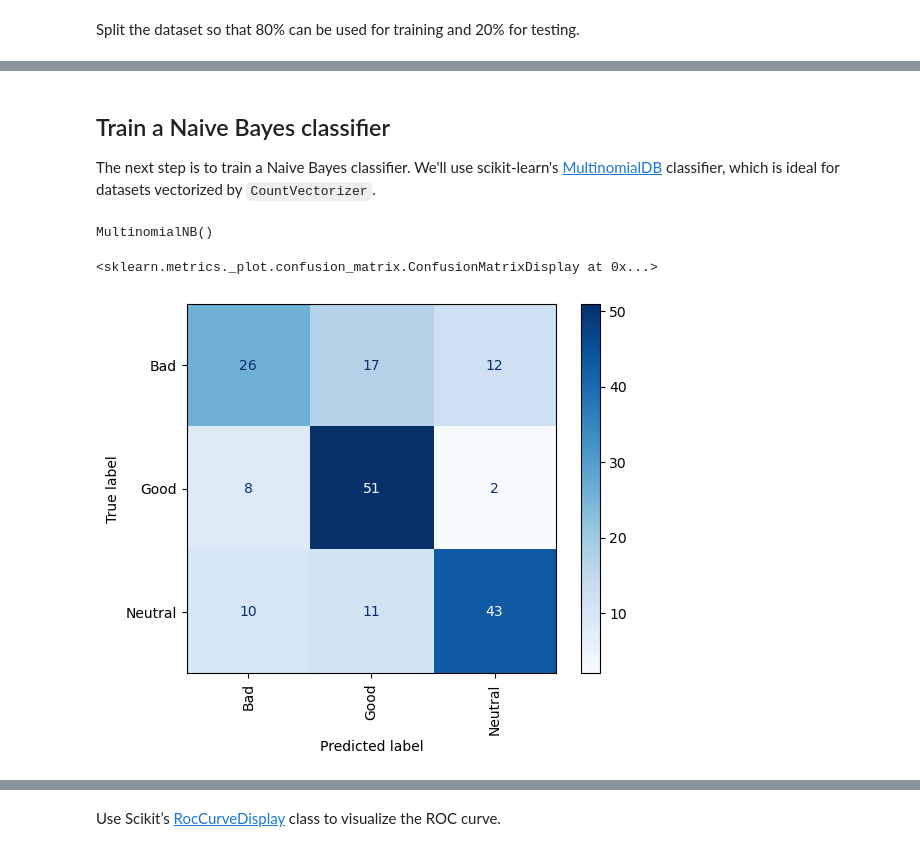
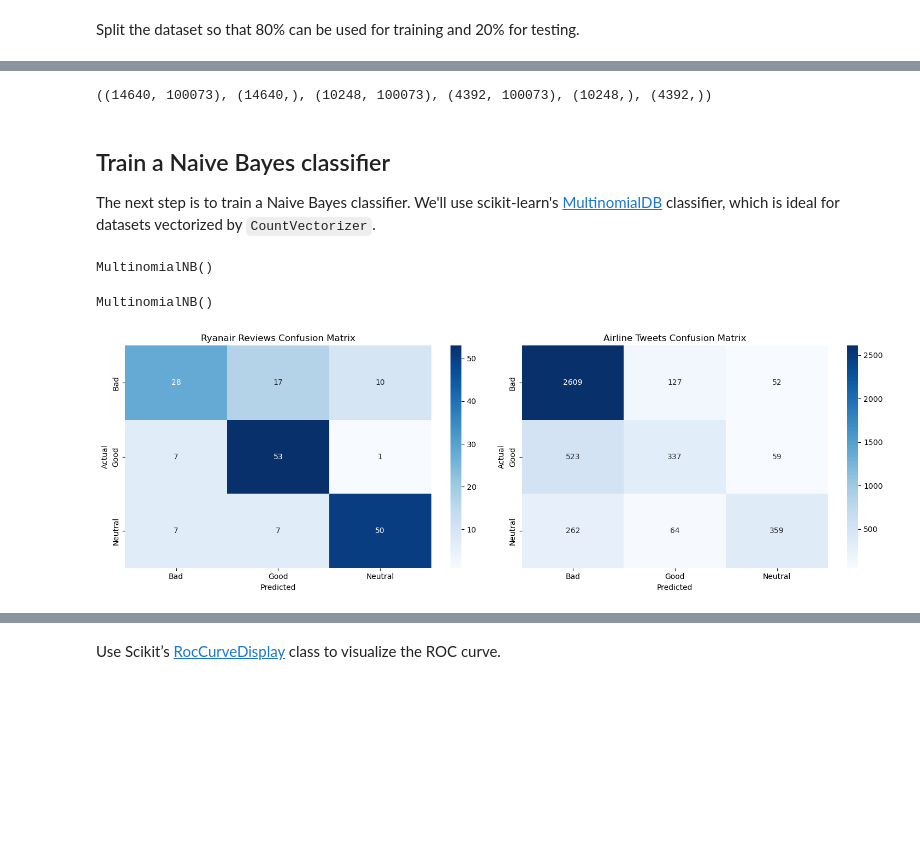
Before and after one commit to JoseRicoCct/CA2_Integrated_Assesment_MSc_Data_Analytics_CCT_Semester_1, a Jupyter notebook: CA2_ML_Code_sba23021_Sentiment_Analysis.ipynb, the cells around one changed output, grey strips where cells are left out. Cells and saved outputs as stored; diff of their text form; code cells hidden in the pictures; blank space fills up the shorter version.

```diff
--- a/CA2_ML_Code_sba23021_Sentiment_Analysis.ipynb
+++ b/CA2_ML_Code_sba23021_Sentiment_Analysis.ipynb
@@ -52,0 +142,4 @@ df.groupby('Rating').describe()
+# %%
+label_encoder = LabelEncoder()
+df1['airline_sentiment'] = label_encoder.fit_transform(df1['airline_sentiment'])
+df1.groupby('airline_sentiment').describe()
@@ -93,0 +196,4 @@ Name: Rating, Length: 600, dtype: int32
+# %%
+vectorizer1 = CountVectorizer(ngram_range=(1,2), stop_words='english')
+x1 = vectorizer1.fit_transform(df1['text'])
+y1 = df1['airline_sentiment']
@@ -104,21 +246,52 @@ x.shape, y.shape, x_train.shape, x_test.shape, y_train.shape, y_test.shape
+# %%
+x1_train, x1_test, y1_train, y1_test = train_test_split(x1, y1, test_size = 0.30, random_state = 0)
+x1.shape, y1.shape, x1_train.shape, x1_test.shape, y1_train.shape, y1_test.shape
+# %% [output]
+((14640, 100073), (14640,), (10248, 100073), (4392, 100073), (10248,), (4392,))
 # %% [markdown]
 ## Train a Naive Bayes classifier
 
 The next step is to train a Naive Bayes classifier. We'll use scikit-learn's [MultinomialDB](https://scikit-learn.org/stable/modules/generated/sklearn.naive_bayes.MultinomialNB.html) classifier, which is ideal for datasets vectorized by `CountVectorizer`.
-# %%
-from sklearn.naive_bayes import MultinomialNB
-
-model = MultinomialNB()
-model.fit(x_train, y_train)
-# %% [output]
-MultinomialNB()
-# %%
-%matplotlib inline
-from sklearn.metrics import ConfusionMatrixDisplay as cmd
-
-cmd.from_estimator(model, x_test, y_test,
-                   display_labels = ['Bad', 'Good','Neutral'],
-                   cmap = 'Blues', xticks_rotation = 'vertical')
-# %% [output]
-<sklearn.metrics._plot.confusion_matrix.ConfusionMatrixDisplay at 0x...>
-[figure, removed]
+# %%
+# Ryanair:
+model = MultinomialNB()
+model.fit(x_train, y_train)
+# %% [output]
+MultinomialNB()
+# %%
+# Airlines *Tweets.csv* :
+model1 = MultinomialNB()
+model1.fit(x1_train, y1_train)
+# %% [output]
+MultinomialNB()
+# %%
+# Function to plot confusion matrix as a heatmap
+def plot_confusion_matrix_heatmap(ax, model, x_test, y_test, labels, title):
+    y_pred = model.predict(x_test)
+
+    cm = confusion_matrix(y_test, y_pred, labels=labels)
+
+    sns.heatmap(cm, annot=True, fmt='d', cmap='Blues', xticklabels=labels, yticklabels=labels, ax=ax)
+    ax.set_xlabel('Predicted')
+    ax.set_ylabel('Actual')
+    ax.set_title(title)
+
+# Create subplots
+fig, axes = plt.subplots(1, 2, figsize=(15, 5))
+
+# Ryanair Reviews Confusion Matrix
+plot_confusion_matrix_heatmap(axes[0], model, x_test, y_test, labels=[0, 1, 2], title='Ryanair Reviews Confusion Matrix')
+
+# American and United Reviews Confusion Matrix
+plot_confusion_matrix_heatmap(axes[1], model1, x1_test, y1_test, labels=[0, 1, 2], title='Airline Tweets Confusion Matrix')
+
+# Adjusting x-axis and y-axis labels to display the specified labels
+axes[0].set_xticklabels(['Bad', 'Good', 'Neutral'])
+axes[0].set_yticklabels(['Bad', 'Good', 'Neutral'])
+axes[1].set_xticklabels(['Bad', 'Good', 'Neutral'])
+axes[1].set_yticklabels(['Bad', 'Good', 'Neutral'])
+
+plt.tight_layout()
+plt.show()
+# %% [output]
+[figure, added]
```
Also changed, not shown: parts of 54 cells of this notebook, 1 other file.
